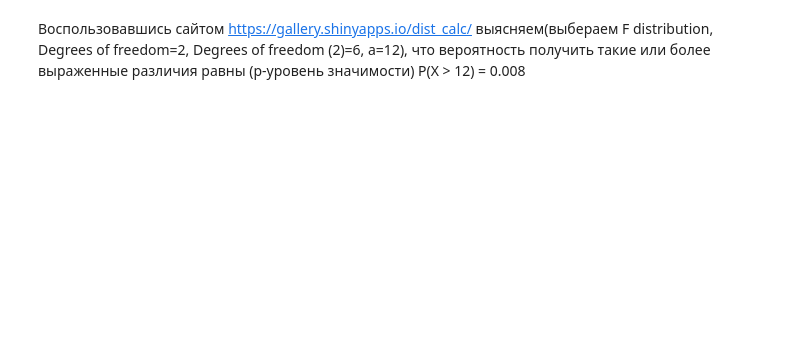
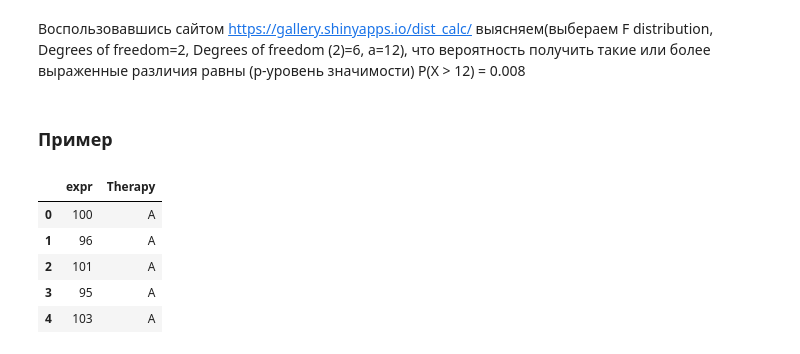
Before and after one commit to rufous86/studies, a Jupyter notebook: statistics_basics(stepik).ipynb, the cells around one changed output. Cells and saved outputs as stored; diff of their text form; code cells hidden in the pictures; blank space fills up the shorter version.

```diff
--- a/statistics_basics(stepik).ipynb
+++ b/statistics_basics(stepik).ipynb
@@ -373,2 +375,17 @@ f_value=12.0
 # %% [markdown]
 Воспользовавшись сайтом https://gallery.shinyapps.io/dist_calc/ выясняем(выбераем F distribution, Degrees of freedom=2, Degrees of freedom (2)=6, a=12), что вероятность получить такие или более выраженные различия равны (p-уровень значимости) P(X > 12) = 0.008
+# %% [markdown]
+### Пример
+# %%
+from scipy import stats
+import pandas as pd
+
+data = pd.read_csv("genetherapy.csv")
+data.head()
+# %% [output]
+|  | expr | Therapy |
+| 0 | 100 | A |
+| 1 | 96 | A |
+| 2 | 101 | A |
+| 3 | 95 | A |
+| 4 | 103 | A |
```
Also changed, not shown: parts of 2 cells of this notebook, 1 other file.
